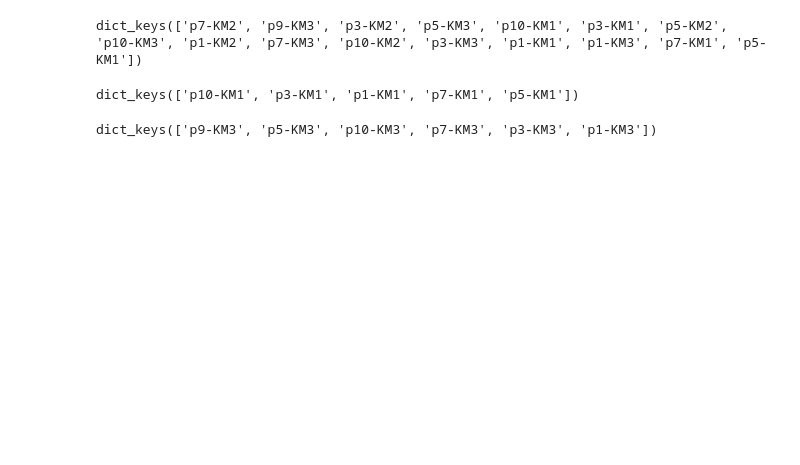
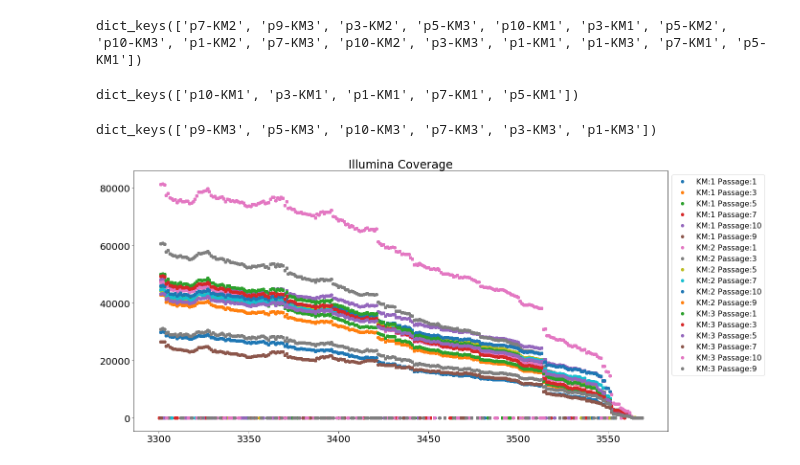
Before and after one commit to theitush/mutation-rate, a Jupyter notebook: illumina_overview.ipynb, the cells around one changed output. Drawn from its saved outputs; the diff is of its cells as text; code cells hidden in the pictures; blank space fills up the shorter version.

```diff
--- a/illumina_overview.ipynb
+++ b/illumina_overview.ipynb
@@ -41,12 +41,16 @@ freqs.sort_values(['km','passage','Pos'], inplace=True)
 # %%
 plt.figure(figsize=(20, 10))
 for km in freqs.km.unique():
     for pas in freqs.passage.unique():
         df = freqs[freqs.km==km]
         df = df[df.passage==pas]
+        df = df[df.Pos>3300]
         plt.scatter(df.Pos, df.Read_count, label=f"KM:{km} Passage:{pas}")
 plt.legend(bbox_to_anchor=(1, 1))
-#plt.savefig('illumina_coverage.png')
+plt.title("Illumina Coverage")
+plt.savefig('illumina_coverage_end.png')
+# %% [output]
+[figure, added]
 # %%
 set_plots_size_params(20)
 fig, axes = plot_overview(freqs)
```
Also changed, not shown: parts of 2 cells of this notebook, 23 other files.
